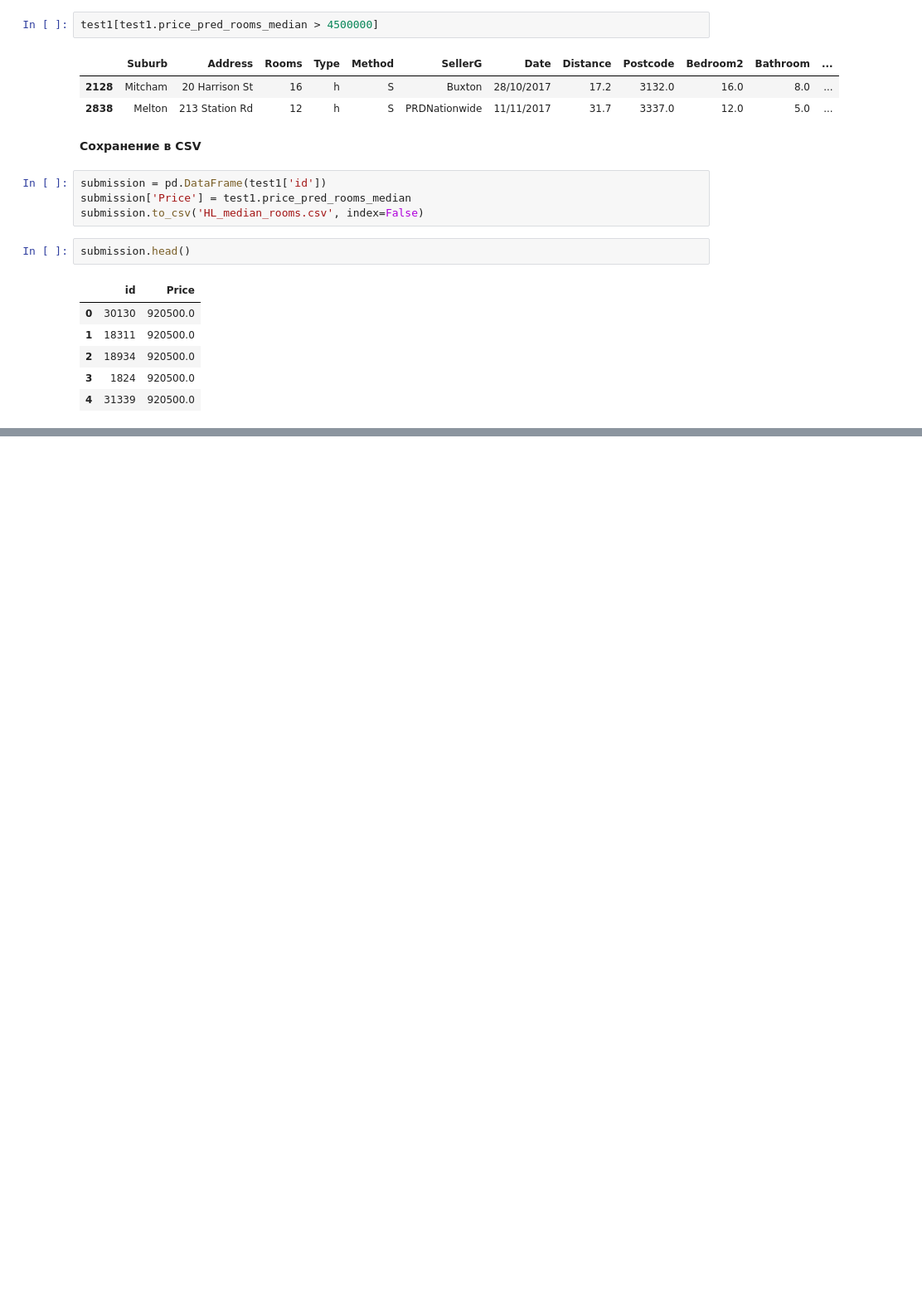
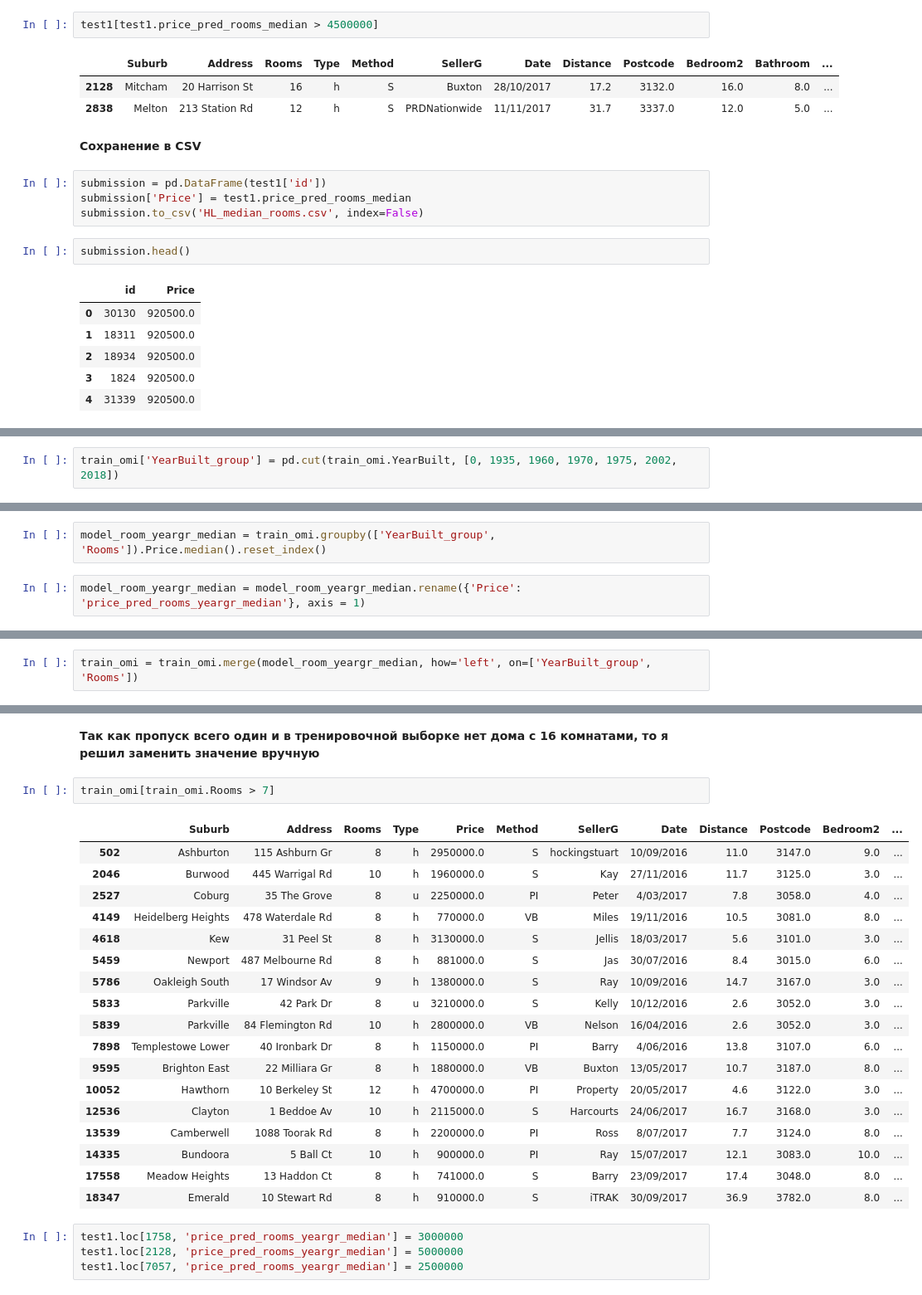
Before and after one commit to Zetis659/Data_Science_GM, a Jupyter notebook: Leopard_challenge_Regression/Leopard_challenge_Regression.ipynb, the cells around one changed output, grey strips where cells are left out. Shown at 83% size. Saved outputs shown, nothing was run; the diff lists cells and outputs as text; blank space fills up the shorter version.

```diff
--- a/Leopard_challenge_Regression/Leopard_challenge_Regression.ipynb
+++ b/Leopard_challenge_Regression/Leopard_challenge_Regression.ipynb
@@ -1486,0 +1517,2 @@ submission.head()
+# %%
+train_omi['YearBuilt_group'] = pd.cut(train_omi.YearBuilt, [0, 1935, 1960, 1970, 1975, 2002, 2018])
@@ -1486,0 +1530,4 @@ submission.head()
+# %%
+model_room_yeargr_median = train_omi.groupby(['YearBuilt_group', 'Rooms']).Price.median().reset_index()
+# %%
+model_room_yeargr_median = model_room_yeargr_median.rename({'Price': 'price_pred_rooms_yeargr_median'}, axis = 1)
@@ -1486,0 +1552,2 @@ submission.head()
+# %%
+train_omi = train_omi.merge(model_room_yeargr_median, how='left', on=['YearBuilt_group', 'Rooms'])
@@ -1486,0 +1657,27 @@ submission.head()
+# %% [markdown]
+**Так как пропуск всего один и в тренировочной выборке нет дома с 16 комнатами, то я решил заменить значение вручную**
+# %%
+train_omi[train_omi.Rooms > 7]
+# %% [output]
+|  | Suburb | Address | Rooms | Type | Price | Method | SellerG | Date | Distance | Postcode | Bedroom2 | ... |
+| 502 | Ashburton | 115 Ashburn Gr | 8 | h | 2950000.0 | S | hockingstuart | 10/09/2016 | 11.0 | 3147.0 | 9.0 | ... |
+| 2046 | Burwood | 445 Warrigal Rd | 10 | h | 1960000.0 | S | Kay | 27/11/2016 | 11.7 | 3125.0 | 3.0 | ... |
+| 2527 | Coburg | 35 The Grove | 8 | u | 2250000.0 | PI | Peter | 4/03/2017 | 7.8 | 3058.0 | 4.0 | ... |
+| 4149 | Heidelberg Heights | 478 Waterdale Rd | 8 | h | 770000.0 | VB | Miles | 19/11/2016 | 10.5 | 3081.0 | 8.0 | ... |
+| 4618 | Kew | 31 Peel St | 8 | h | 3130000.0 | S | Jellis | 18/03/2017 | 5.6 | 3101.0 | 3.0 | ... |
+| 5459 | Newport | 487 Melbourne Rd | 8 | h | 881000.0 | S | Jas | 30/07/2016 | 8.4 | 3015.0 | 6.0 | ... |
+| 5786 | Oakleigh South | 17 Windsor Av | 9 | h | 1380000.0 | S | Ray | 10/09/2016 | 14.7 | 3167.0 | 3.0 | ... |
+| 5833 | Parkville | 42 Park Dr | 8 | u | 3210000.0 | S | Kelly | 10/12/2016 | 2.6 | 3052.0 | 3.0 | ... |
+| 5839 | Parkville | 84 Flemington Rd | 10 | h | 2800000.0 | VB | Nelson | 16/04/2016 | 2.6 | 3052.0 | 3.0 | ... |
+| 7898 | Templestowe Lower | 40 Ironbark Dr | 8 | h | 1150000.0 | PI | Barry | 4/06/2016 | 13.8 | 3107.0 | 6.0 | ... |
+| 9595 | Brighton East | 22 Milliara Gr | 8 | h | 1880000.0 | VB | Buxton | 13/05/2017 | 10.7 | 3187.0 | 8.0 | ... |
+| 10052 | Hawthorn | 10 Berkeley St | 12 | h | 4700000.0 | PI | Property | 20/05/2017 | 4.6 | 3122.0 | 3.0 | ... |
+| 12536 | Clayton | 1 Beddoe Av | 10 | h | 2115000.0 | S | Harcourts | 24/06/2017 | 16.7 | 3168.0 | 3.0 | ... |
+| 13539 | Camberwell | 1088 Toorak Rd | 8 | h | 2200000.0 | PI | Ross | 8/07/2017 | 7.7 | 3124.0 | 8.0 | ... |
+| 14335 | Bundoora | 5 Ball Ct | 10 | h | 900000.0 | PI | Ray | 15/07/2017 | 12.1 | 3083.0 | 10.0 | ... |
+| 17558 | Meadow Heights | 13 Haddon Ct | 8 | h | 741000.0 | S | Barry | 23/09/2017 | 17.4 | 3048.0 | 8.0 | ... |
+| 18347 | Emerald | 10 Stewart Rd | 8 | h | 910000.0 | S | iTRAK | 30/09/2017 | 36.9 | 3782.0 | 8.0 | ... |
+# %%
+test1.loc[1758, 'price_pred_rooms_yeargr_median'] = 3000000
+test1.loc[2128, 'price_pred_rooms_yeargr_median'] = 5000000
+test1.loc[7057, 'price_pred_rooms_yeargr_median'] = 2500000
```
Also changed, not shown: parts of 49 cells of this notebook, 5 other files.
